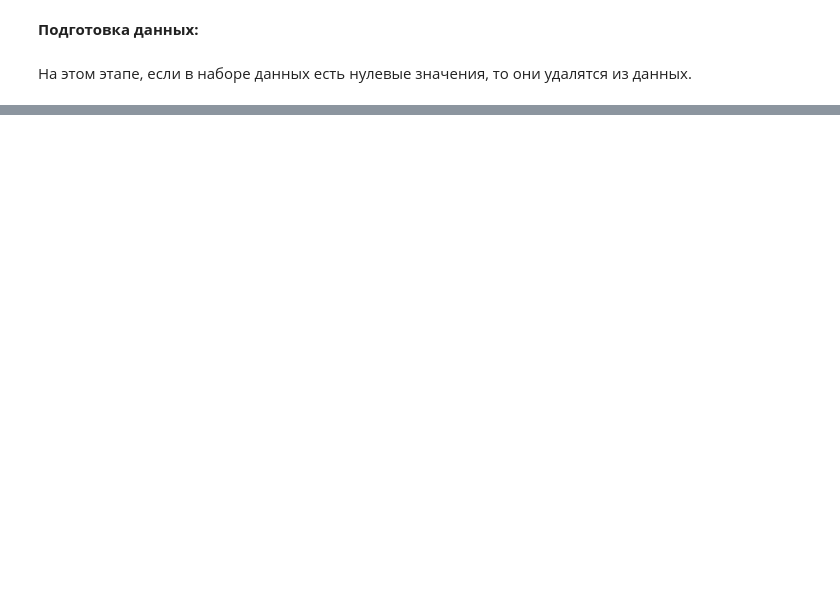
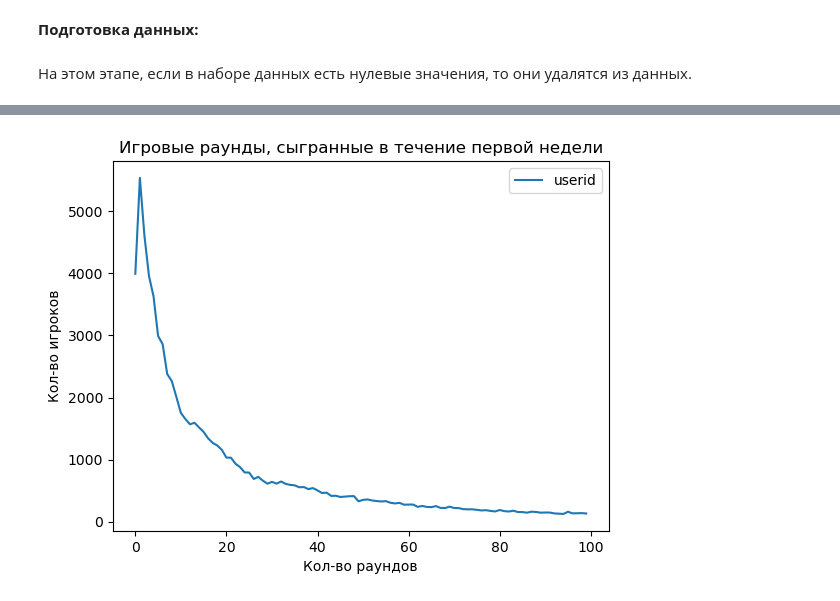
Before and after one commit to PavelKnjazkov/A-B-testing, a Jupyter notebook: Seminar_9/Задача №9.ipynb, the cells around one changed output, grey strips where cells are left out. Saved outputs shown, nothing was run; the diff lists cells and outputs as text; code cells hidden in the pictures; blank space fills up the shorter version.

```diff
--- a/Seminar_9/Задача №9.ipynb
+++ b/Seminar_9/Задача №9.ipynb
@@ -257,0 +233,14 @@ Test Stat = 1024331250.5000, p-value = 0.0502
+# %%
+# Эта команда приводит к отображению графиков в notebook
+%matplotlib inline
+
+# Подсчет количества игроков для каждого количества раундов игры
+plot_df = df.groupby('sum_gamerounds').count().reset_index()
+
+# Построение графика распределения игроков, сыгравших от 0 до 100 раундов игры
+ax = plot_df.head(n=100).plot('sum_gamerounds', 'userid')
+ax.set_xlabel("Кол-во раундов")
+ax.set_ylabel("Кол-во игроков")
+ax.set_title("Игровые раунды, сыгранные в течение первой недели");
+# %% [output]
+[figure, added]
```
Also changed, not shown: parts of 77 cells of this notebook, 1 other file.
